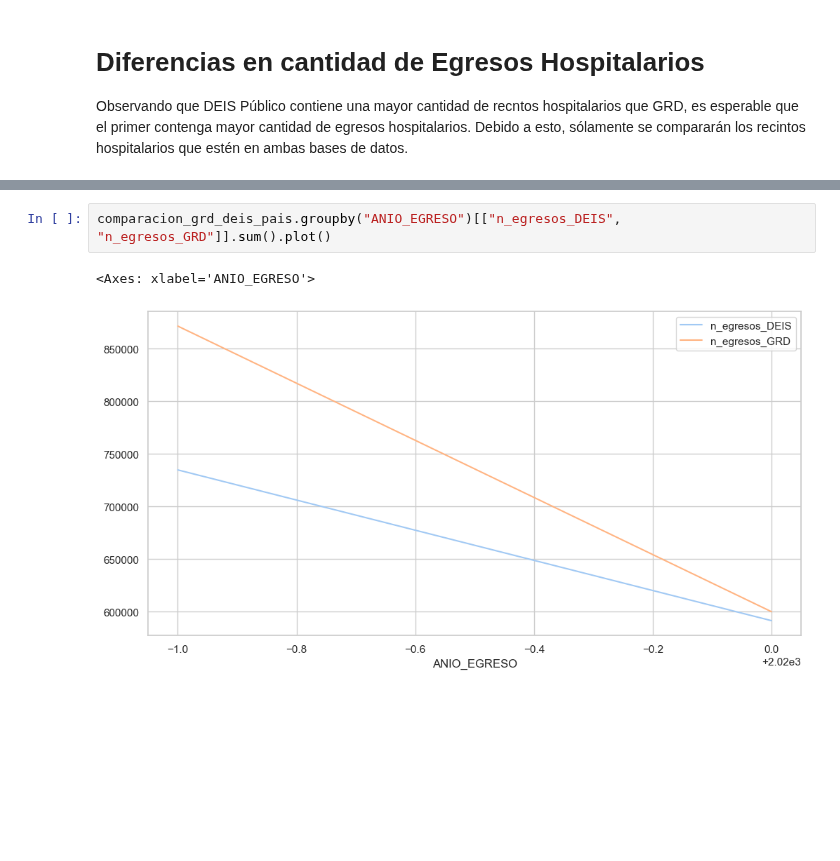
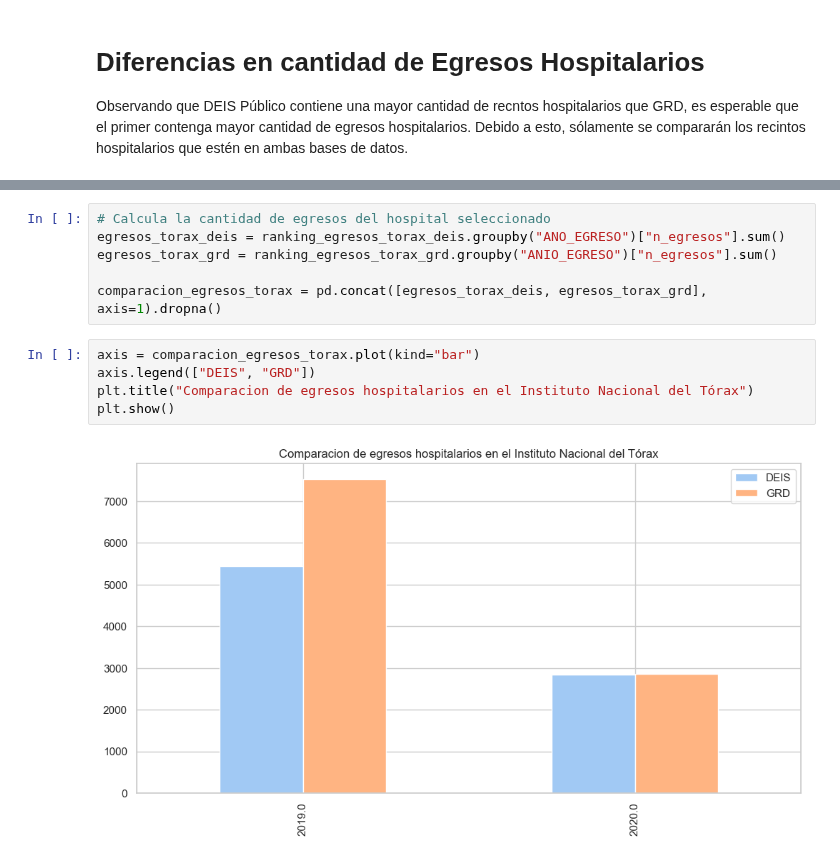
Before and after one commit to JavierRojas14/grd, a Jupyter notebook: notebooks/6.0-jrb-comparison-of-discharges-grd-and-deis.ipynb, the cells around one changed output, grey strips where cells are left out. Saved outputs shown, nothing was run; the diff lists cells and outputs as text; blank space fills up the shorter version.

```diff
--- a/notebooks/6.0-jrb-comparison-of-discharges-grd-and-deis.ipynb
+++ b/notebooks/6.0-jrb-comparison-of-discharges-grd-and-deis.ipynb
@@ -187,5 +125,13 @@ Una vez analizada la diferencia de egresos entre las distintas bases de datos, s
-# %%
-comparacion_grd_deis_pais.groupby("ANIO_EGRESO")[["n_egresos_DEIS", "n_egresos_GRD"]].sum().plot()
-# %% [output]
-<Axes: xlabel='ANIO_EGRESO'>
-[figure, removed]
+# %%
+# Calcula la cantidad de egresos del hospital seleccionado
+egresos_torax_deis = ranking_egresos_torax_deis.groupby("ANO_EGRESO")["n_egresos"].sum()
+egresos_torax_grd = ranking_egresos_torax_grd.groupby("ANIO_EGRESO")["n_egresos"].sum()
+
+comparacion_egresos_torax = pd.concat([egresos_torax_deis, egresos_torax_grd], axis=1).dropna()
+# %%
+axis = comparacion_egresos_torax.plot(kind="bar")
+axis.legend(["DEIS", "GRD"])
+plt.title("Comparacion de egresos hospitalarios en el Instituto Nacional del Tórax")
+plt.show()
+# %% [output]
+[figure, added]
```
Also changed, not shown: parts of 14 cells of this notebook.
